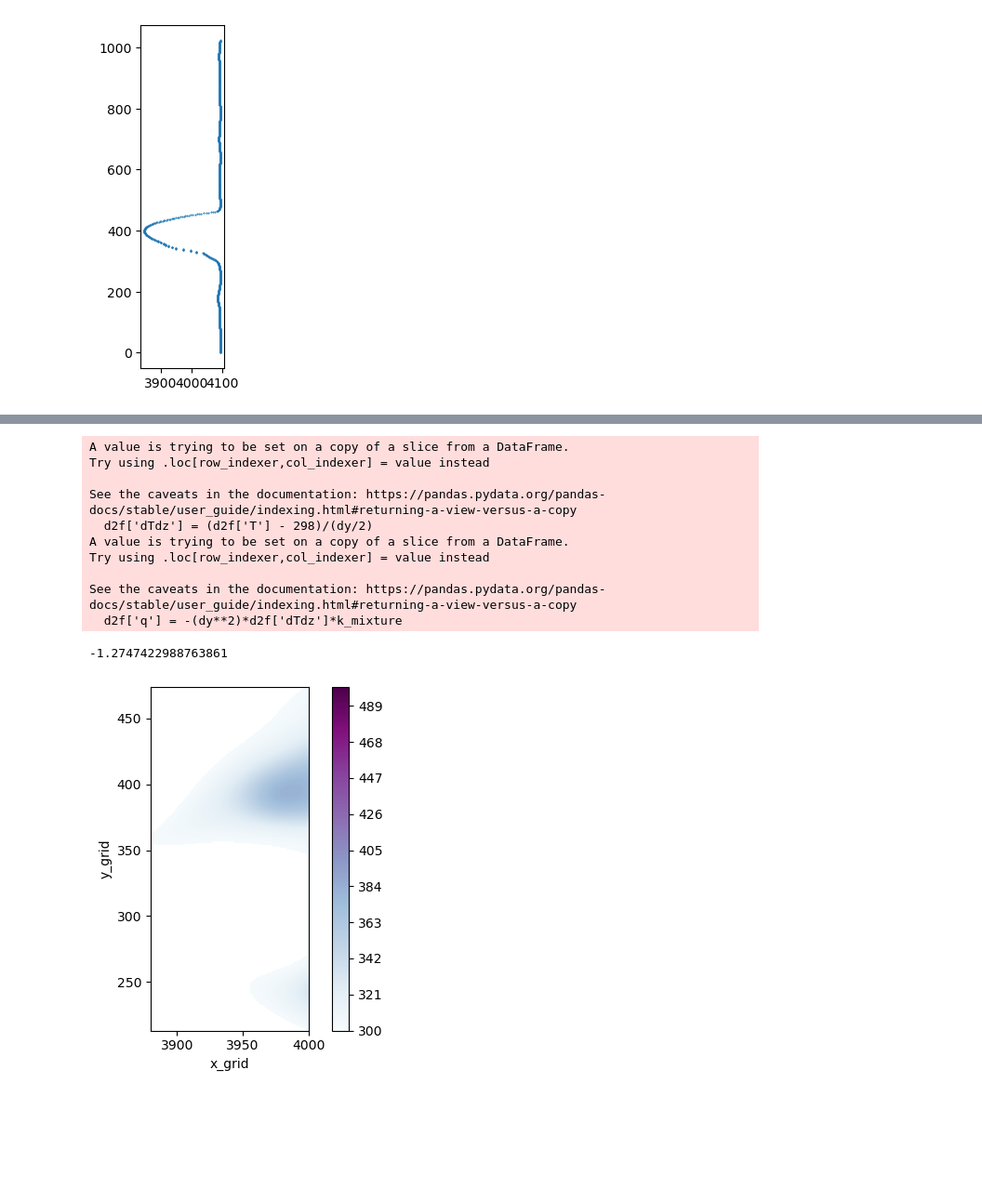
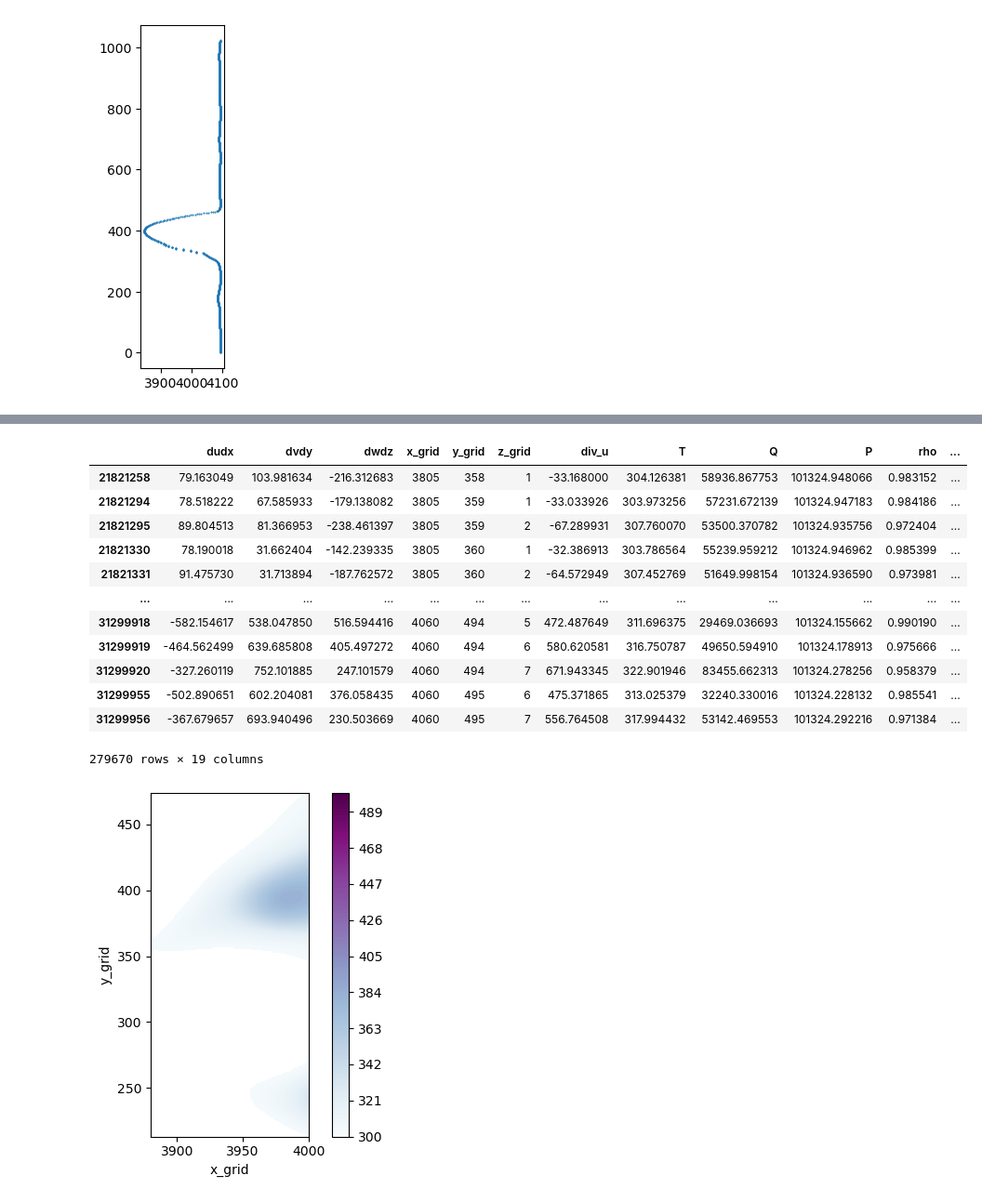
Before and after one commit to potatoslc/analysis_code, a Jupyter notebook: curvature_strainrate_analysis.ipynb, the cells around one changed output, grey strips where cells are left out. Shown at 93% size. Saved outputs shown, nothing was run; the diff lists cells and outputs as text; code cells hidden in the pictures; blank space fills up the shorter version.

```diff
--- a/curvature_strainrate_analysis.ipynb
+++ b/curvature_strainrate_analysis.ipynb
@@ -795,3 +812,5 @@ See the caveats in the documentation: https://pandas.pydata.org/pandas-docs/stab
 # %%
-d1['div_u'].idxmax()
+dft1 = plot_strainrate_slice('/home/u0890475/Documents/SW_analysis_result/amr4/strainrate/amr4_strainrate_p42p5/plt75600_strain_rate.csv',
+                      '/home/u0890475/Downloads/plt75600_curvature.csv',
+                      yh2_u=0.012181,method=2,file_label='log10')
 # %% [output]
@@ -817,27 +823,20 @@ print(sys.version)
-# %%
-dy =0.0175/1024
-# thermal conductivity of phi=0.42 preburnt
-k_mixture = 0.04026000133202389
-
-d2 = pd.read_csv('/home/u0890475/Documents/SW_analysis_result/amr4/curvature/plt73400_curvature.csv')
-d2f = d2[(d2['x_grid']>=3800) &(d2['x_grid']<=4000) & (d2['y_grid']>=200)& (d2['y_grid']<=500) & (d2['z_grid']==0) ]
-d2f['dTdz'] = (d2f['T'] - 298)/(dy/2)
-d2f['q'] = -(dy**2)*d2f['dTdz']*k_mixture
-# %% [output]
-A value is trying to be set on a copy of a slice from a DataFrame.
-Try using .loc[row_indexer,col_indexer] = value instead
-
-See the caveats in the documentation: https://pandas.pydata.org/pandas-docs/stable/user_guide/indexing.html#returning-a-view-versus-a-copy
-  d2f['dTdz'] = (d2f['T'] - 298)/(dy/2)
-A value is trying to be set on a copy of a slice from a DataFrame.
-Try using .loc[row_indexer,col_indexer] = value instead
-
-See the caveats in the documentation: https://pandas.pydata.org/pandas-docs/stable/user_guide/indexing.html#returning-a-view-versus-a-copy
-  d2f['q'] = -(dy**2)*d2f['dTdz']*k_mixture
-# %%
-sum(d2f['q'])
-# %% [output]
--1.2747422988763861
+# %%
+#dft1[dft1['Sd']== dft1['Sd']]
+dft1
+# %% [output]
+|  | dudx | dvdy | dwdz | x_grid | y_grid | z_grid | div_u | T | Q | P | rho | ... |
+| 21821258 | 79.163049 | 103.981634 | -216.312683 | 3805 | 358 | 1 | -33.168000 | 304.126381 | 58936.867753 | 101324.948066 | 0.983152 | ... |
+| 21821294 | 78.518222 | 67.585933 | -179.138082 | 3805 | 359 | 1 | -33.033926 | 303.973256 | 57231.672139 | 101324.947183 | 0.984186 | ... |
+| 21821295 | 89.804513 | 81.366953 | -238.461397 | 3805 | 359 | 2 | -67.289931 | 307.760070 | 53500.370782 | 101324.935756 | 0.972404 | ... |
+| 21821330 | 78.190018 | 31.662404 | -142.239335 | 3805 | 360 | 1 | -32.386913 | 303.786564 | 55239.959212 | 101324.946962 | 0.985399 | ... |
+| 21821331 | 91.475730 | 31.713894 | -187.762572 | 3805 | 360 | 2 | -64.572949 | 307.452769 | 51649.998154 | 101324.936590 | 0.973981 | ... |
+| ... | ... | ... | ... | ... | ... | ... | ... | ... | ... | ... | ... | ... |
+| 31299918 | -582.154617 | 538.047850 | 516.594416 | 4060 | 494 | 5 | 472.487649 | 311.696375 | 29469.036693 | 101324.155662 | 0.990190 | ... |
+| 31299919 | -464.562499 | 639.685808 | 405.497272 | 4060 | 494 | 6 | 580.620581 | 316.750787 | 49650.594910 | 101324.178913 | 0.975666 | ... |
+| 31299920 | -327.260119 | 752.101885 | 247.101579 | 4060 | 494 | 7 | 671.943345 | 322.901946 | 83455.662313 | 101324.278256 | 0.958379 | ... |
+| 31299955 | -502.890651 | 602.204081 | 376.058435 | 4060 | 495 | 6 | 475.371865 | 313.025379 | 32240.330016 | 101324.228132 | 0.985541 | ... |
+| 31299956 | -367.679657 | 693.940496 | 230.503669 | 4060 | 495 | 7 | 556.764508 | 317.994432 | 53142.469553 | 101324.292216 | 0.971384 | ... |
+279670 rows × 19 columns
 # %%
 divu_grid=d2f.pivot_table(
     index='y_grid',
```
Also changed, not shown: parts of 13 cells of this notebook.
